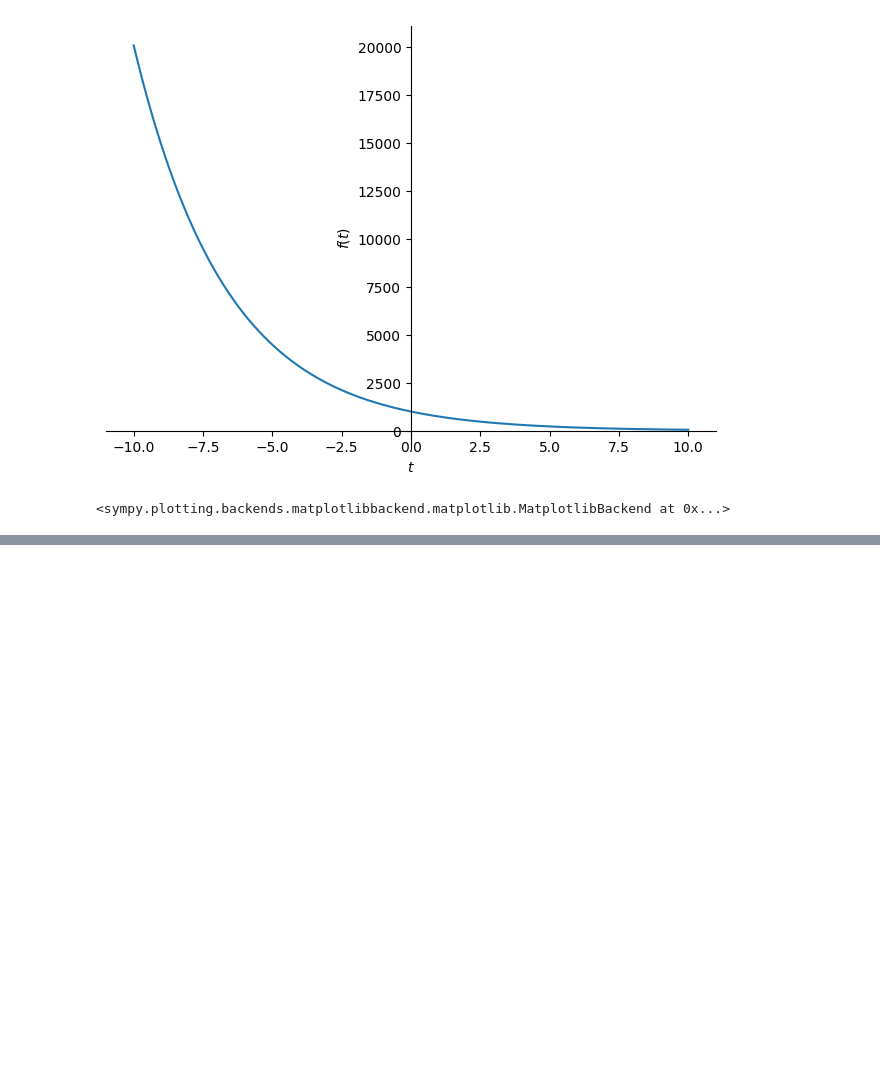
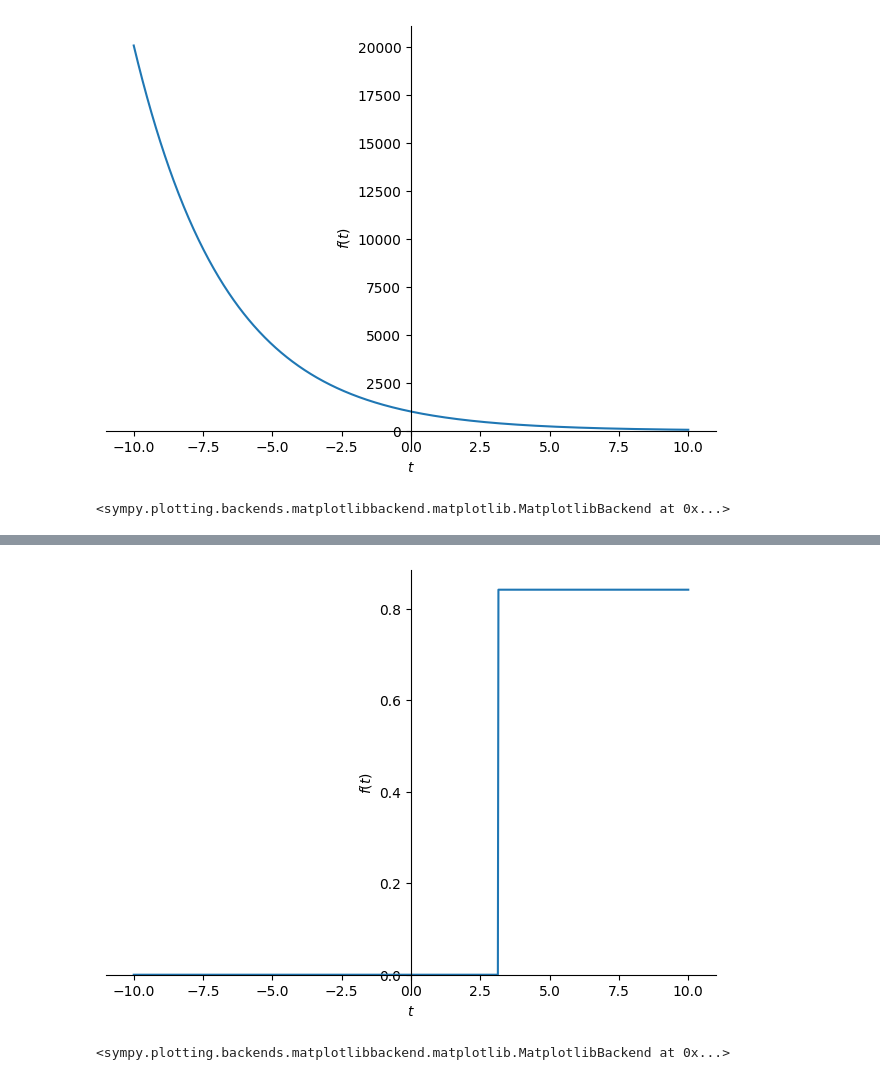
Before and after one commit to Wenypb/Simulacion, a Jupyter notebook: Tutorial_sympy.ipynb, the cells around one changed output, grey strips where cells are left out. Saved outputs shown, nothing was run; the diff lists cells and outputs as text; code cells hidden in the pictures; blank space fills up the shorter version.

```diff
--- a/Tutorial_sympy.ipynb
+++ b/Tutorial_sympy.ipynb
@@ -8,3 +11,5 @@ S = sp.Symbol("S")
 t = sp.Symbol("t")
 c = sp.Symbol("c")
 (t+4)**2
+Y= sp.Heaviside(t-sp.pi)
+U = sp.Symbol("U")
@@ -54,0 +63,5 @@ sp.plotting.plot(sol.rhs)
+# %%
+sp.plotting.plot(sp.sin(Y))
+# %% [output]
+[figure, added]
+<sympy.plotting.backends.matplotlibbackend.matplotlib.MatplotlibBackend at 0x...>
```
Also changed, not shown: parts of 8 cells of this notebook.
